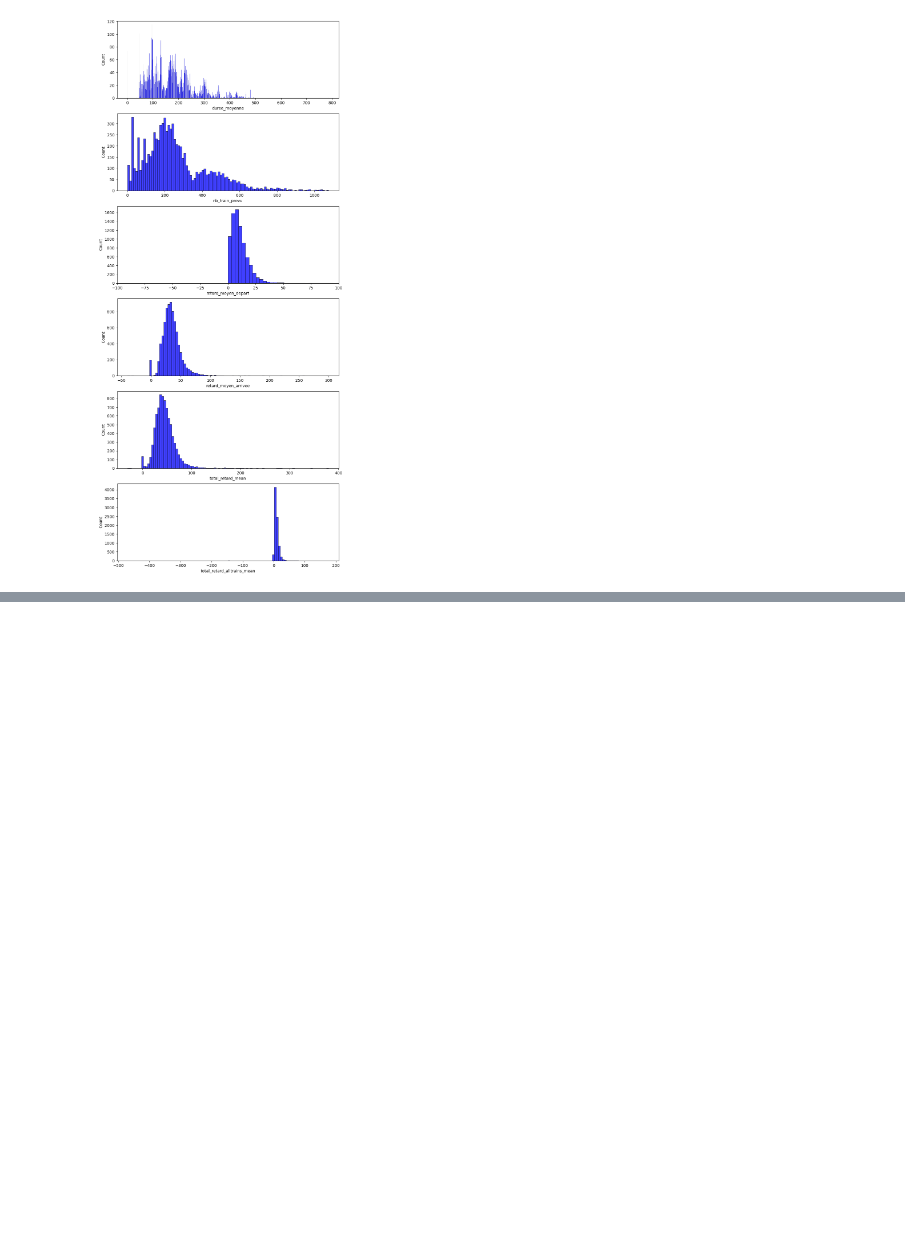
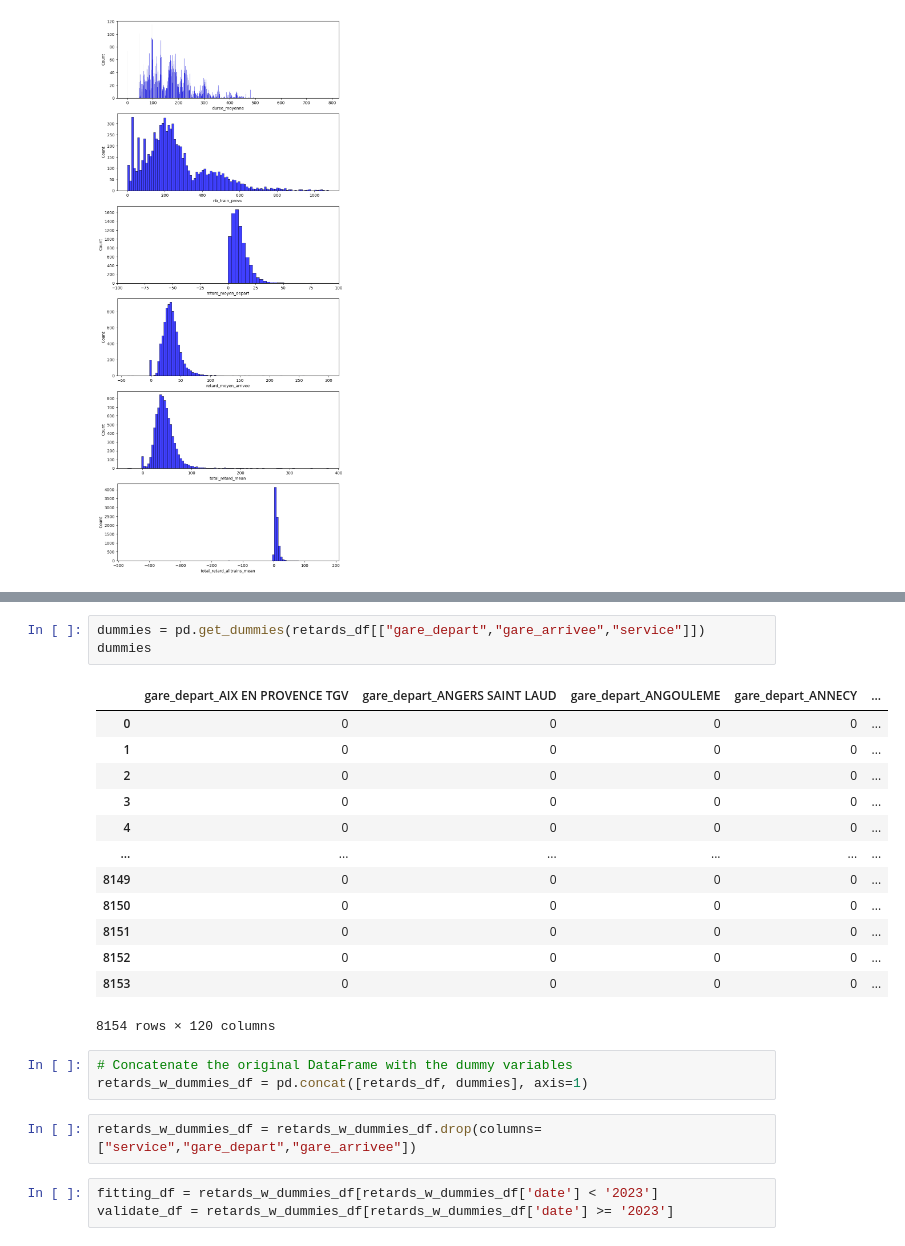
Before and after one commit to Lucasvitoriano25/PredDelay_TGVTrains, a Jupyter notebook: main.ipynb, the cells around one changed output, grey strips where cells are left out. Saved outputs shown, nothing was run; the diff lists cells and outputs as text; blank space fills up the shorter version.

Commit message:
First preprocessing, dummies and splitting the data

```diff
--- a/main.ipynb
+++ b/main.ipynb
@@ -132,0 +183,25 @@ ax[2].set_xlim([-100, 100])
+# %%
+dummies = pd.get_dummies(retards_df[["gare_depart","gare_arrivee","service"]])
+dummies
+# %% [output]
+|  | gare_depart_AIX EN PROVENCE TGV | gare_depart_ANGERS SAINT LAUD | gare_depart_ANGOULEME | gare_depart_ANNECY | ... |
+| 0 | 0 | 0 | 0 | 0 | ... |
+| 1 | 0 | 0 | 0 | 0 | ... |
+| 2 | 0 | 0 | 0 | 0 | ... |
+| 3 | 0 | 0 | 0 | 0 | ... |
+| 4 | 0 | 0 | 0 | 0 | ... |
+| ... | ... | ... | ... | ... | ... |
+| 8149 | 0 | 0 | 0 | 0 | ... |
+| 8150 | 0 | 0 | 0 | 0 | ... |
+| 8151 | 0 | 0 | 0 | 0 | ... |
+| 8152 | 0 | 0 | 0 | 0 | ... |
+| 8153 | 0 | 0 | 0 | 0 | ... |
+8154 rows × 120 columns
+# %%
+# Concatenate the original DataFrame with the dummy variables
+retards_w_dummies_df = pd.concat([retards_df, dummies], axis=1)
+# %%
+retards_w_dummies_df = retards_w_dummies_df.drop(columns=["service","gare_depart","gare_arrivee"])
+# %%
+fitting_df = retards_w_dummies_df[retards_w_dummies_df['date'] < '2023']
+validate_df = retards_w_dummies_df[retards_w_dummies_df['date'] >= '2023']
```
Also changed, not shown: parts of 12 cells of this notebook.
